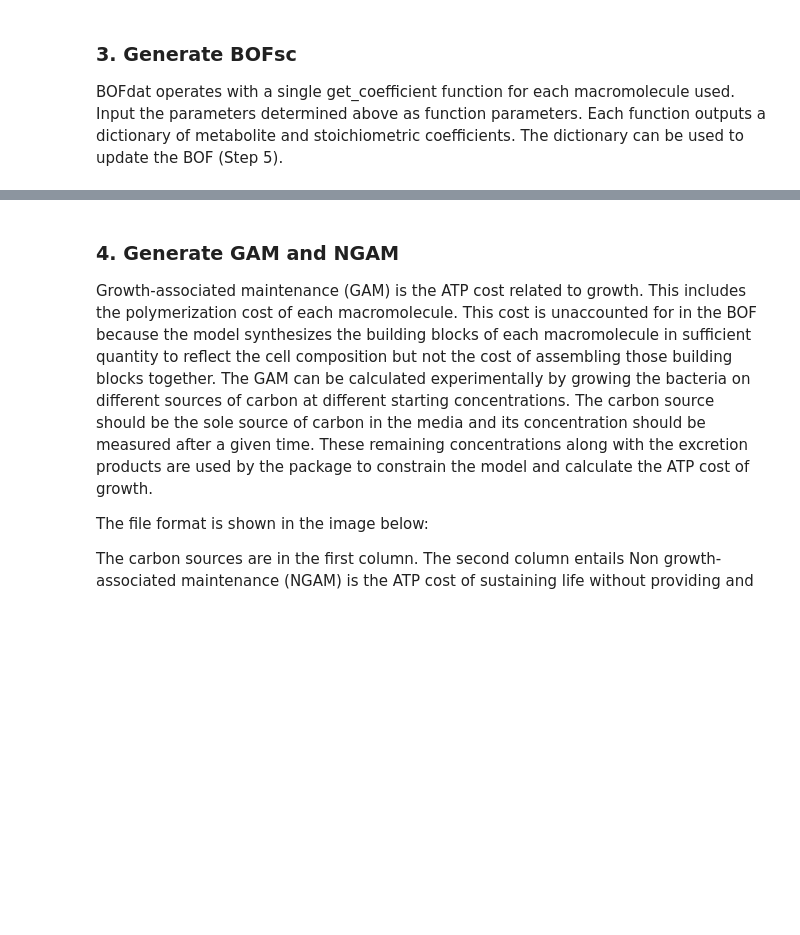
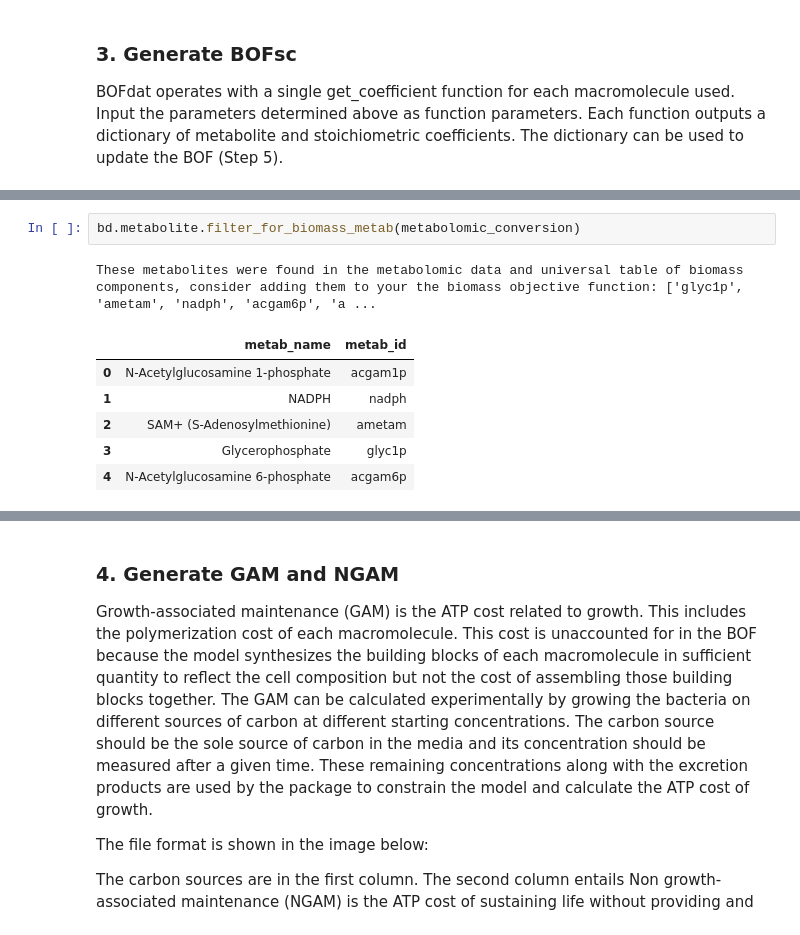
Before and after one commit to jclachance/BOFdat, a Jupyter notebook: Example_usage/Example.ipynb, the cells around one changed output, grey strips where cells are left out. Cells and saved outputs as stored; diff of their text form; blank space fills up the shorter version.

```diff
--- a/Example_usage/Example.ipynb
+++ b/Example_usage/Example.ipynb
@@ -153,0 +155,10 @@ lipid_coefficients
+# %%
+bd.metabolite.filter_for_biomass_metab(metabolomic_conversion)
+# %% [output]
+These metabolites were found in the metabolomic data and universal table of biomass components, consider adding them to your the biomass objective function: ['glyc1p', 'ametam', 'nadph', 'acgam6p', 'a ...
+|  | metab_name | metab_id |
+| 0 | N-Acetylglucosamine 1-phosphate | acgam1p |
+| 1 | NADPH | nadph |
+| 2 | SAM+ (S-Adenosylmethionine) | ametam |
+| 3 | Glycerophosphate | glyc1p |
+| 4 | N-Acetylglucosamine 6-phosphate | acgam6p |
```
Also changed, not shown: parts of 9 cells of this notebook, 11 other files.
